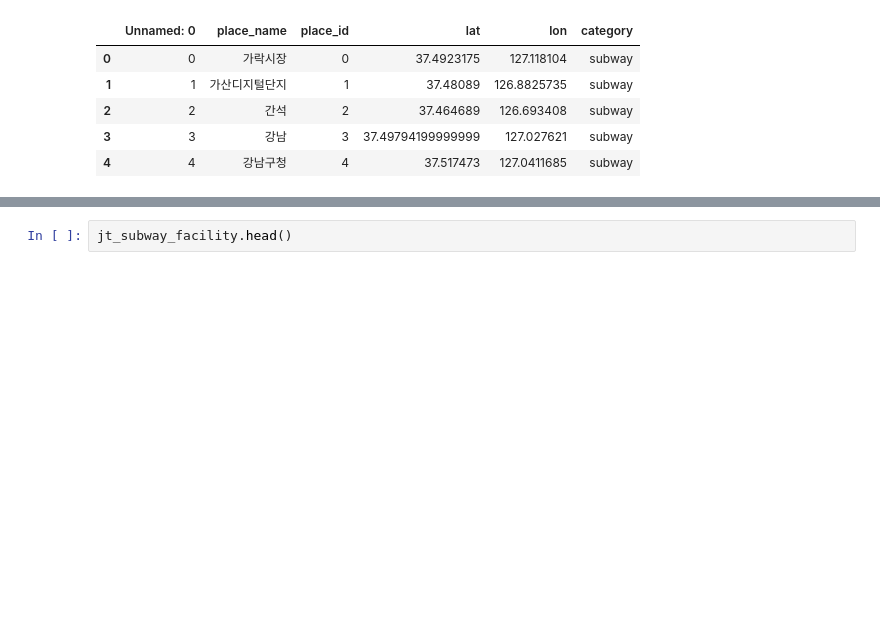
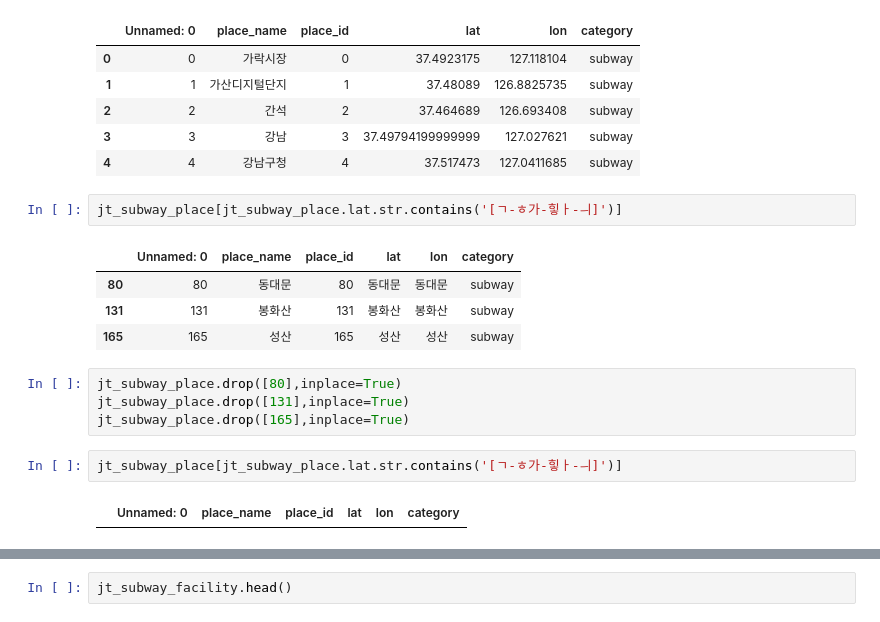
Before and after one commit to BigDataCampus/fresh, a Jupyter notebook: DataMakefile.ipynb, the cells around one changed output, grey strips where cells are left out. Saved outputs shown, nothing was run; the diff lists cells and outputs as text; blank space fills up the shorter version.

```diff
--- a/DataMakefile.ipynb
+++ b/DataMakefile.ipynb
@@ -189,3 +228,18 @@ jt_subway_place.head()
 | 2 | 2 | 간석 | 2 | 37.464689 | 126.693408 | subway |
 | 3 | 3 | 강남 | 3 | 37.49794199999999 | 127.027621 | subway |
 | 4 | 4 | 강남구청 | 4 | 37.517473 | 127.0411685 | subway |
+# %%
+jt_subway_place[jt_subway_place.lat.str.contains('[ㄱ-ㅎ가-힣ㅏ-ㅢ]')]
+# %% [output]
+|  | Unnamed: 0 | place_name | place_id | lat | lon | category |
+| 80 | 80 | 동대문 | 80 | 동대문 | 동대문 | subway |
+| 131 | 131 | 봉화산 | 131 | 봉화산 | 봉화산 | subway |
+| 165 | 165 | 성산 | 165 | 성산 | 성산 | subway |
+# %%
+jt_subway_place.drop([80],inplace=True)
+jt_subway_place.drop([131],inplace=True)
+jt_subway_place.drop([165],inplace=True)
+# %%
+jt_subway_place[jt_subway_place.lat.str.contains('[ㄱ-ㅎ가-힣ㅏ-ㅢ]')]
+# %% [output]
+|  | Unnamed: 0 | place_name | place_id | lat | lon | category |
```
Also changed, not shown: parts of 37 cells of this notebook, 5 other files.
